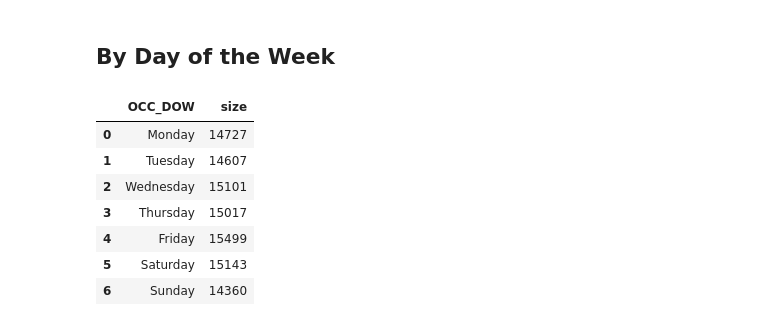
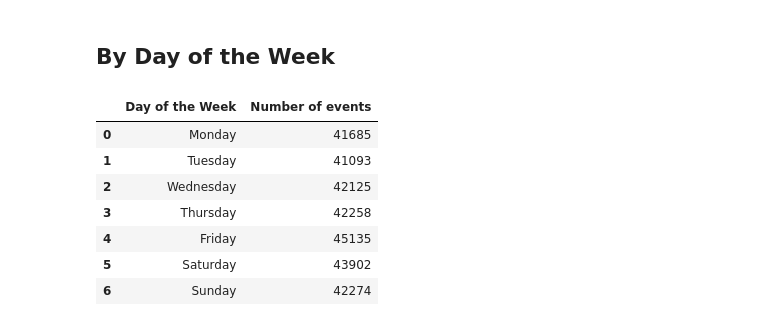
Before and after one commit to fannysigouin/project1, a Jupyter notebook: q2_peak_times.ipynb, the cells around one changed output. Saved outputs shown, nothing was run; the diff lists cells and outputs as text; code cells hidden in the pictures.

```diff
--- a/q2_peak_times.ipynb
+++ b/q2_peak_times.ipynb
@@ -14,12 +15,38 @@ import matplotlib.pyplot as plt
 # %%
 # Read in data
-df = pd.read_csv(Path('resources', 'mci_no_duplicates_2018_20_22.csv'))
+# df = pd.read_csv(Path('resources', 'mci_no_duplicates_2018_20_22.csv'))
 
-# Keep only the relevant columns
-df = df[['OCC_DATE', 'OCC_YEAR', 'OCC_MONTH', 'OCC_DAY', 'OCC_DOY', 'OCC_DOW', 'OCC_HOUR', 'MCI_CATEGORY', 'OFFENCE']]
+# read all data instead
+df = pd.read_csv(Path('resources', 'mci_no_duplicates_2014_and_over.csv'))
+
+# Keep only the relevant columns, rename them and drop na
+df = (df[['OCC_DATE', 'OCC_YEAR', 'OCC_MONTH', 'OCC_DAY', 'OCC_DOY', 'OCC_DOW', 'OCC_HOUR', 'MCI_CATEGORY', 'OFFENCE']]
+    .rename(
+        columns={
+            'OCC_DATE': 'Date',
+            'OCC_YEAR': 'Year',
+            'OCC_MONTH': 'Month',
+            'OCC_DAY': 'Day of the Month',
+            'OCC_DOY': 'Day of the Year',
+            'OCC_DOW': 'Day of the Week',
+            'OCC_HOUR': 'Hour',
+            'MCI_CATEGORY': 'Category',
+            'OFFENCE': 'Offence',
+        }
+    )
+    # .dropna(thresh=7)
+)
+
+
+# Make year a string
+df['Year'] = (df['Year']
+    .astype('string')
+    .str.replace('.0', '',regex=False)
+)
+
 
 # Make month an ordered categorical variable
-df['OCC_MONTH'] = (df['OCC_MONTH']
+df['Month'] = (df['Month']
     .astype(
         CategoricalDtype(
             categories=[
@@ -40,7 +67,7 @@ df['OCC_MONTH'] = (df['OCC_MONTH']
 )
 
 # Make day of the week an ordered categorical variable
-df['OCC_DOW'] = (df['OCC_DOW']
+df['Day of the Week'] = (df['Day of the Week']
     .str.strip()
     .astype(
         CategoricalDtype(
@@ -164,16 +460,19 @@ df_by_month
 ## By Day of the Week
 # %%
 df_by_dow = (df
-    .groupby('OCC_DOW', as_index=False)
+    .groupby('Day of the Week', as_index=False)
     .size()
+    .fillna(0)
+    .rename(columns={'size': 'Number of events'})
 )
+
 df_by_dow
 # %% [output]
-|  | OCC_DOW | size |
-| 0 | Monday | 14727 |
-| 1 | Tuesday | 14607 |
-| 2 | Wednesday | 15101 |
-| 3 | Thursday | 15017 |
-| 4 | Friday | 15499 |
-| 5 | Saturday | 15143 |
-| 6 | Sunday | 14360 |
+|  | Day of the Week | Number of events |
+| 0 | Monday | 41685 |
+| 1 | Tuesday | 41093 |
+| 2 | Wednesday | 42125 |
+| 3 | Thursday | 42258 |
+| 4 | Friday | 45135 |
+| 5 | Saturday | 43902 |
+| 6 | Sunday | 42274 |
```
Also changed, not shown: parts of 33 cells of this notebook.
